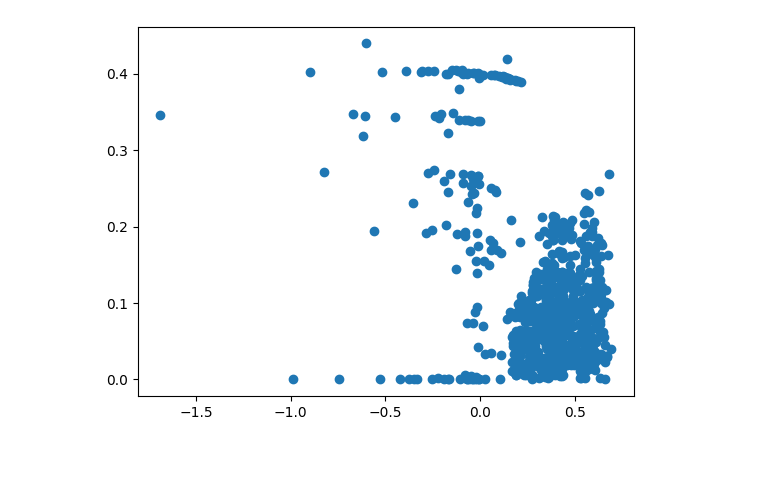
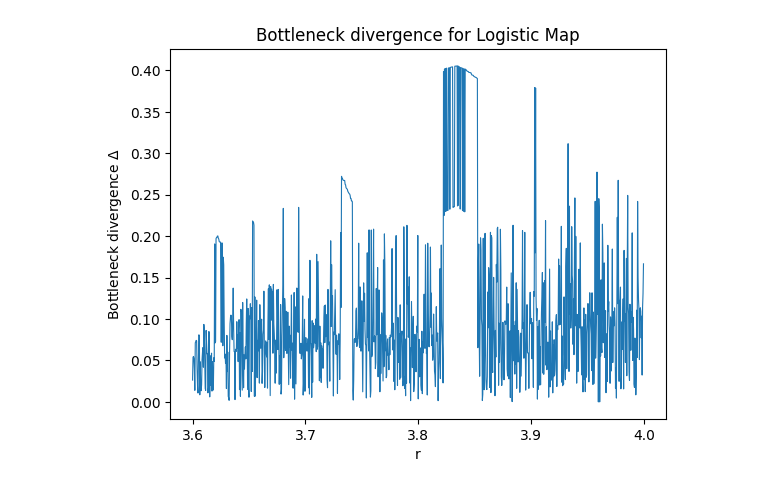
Before and after one commit to colinstephen/topological_divergences, a Jupyter notebook: laptop_testing.ipynb, the cells around one changed output. Drawn from its saved outputs; the diff is of its cells as text; code cells hidden in the pictures; blank space fills up the shorter version.

Commit message:
various divergence experiments

```diff
--- a/laptop_testing.ipynb
+++ b/laptop_testing.ipynb
@@ -34,5 +63,9 @@ plt.show()
-# %%
-plt.scatter(lyapunov_exponents, bottleneck_divergences)
-plt.show()
-# %% [output]
-[figure, removed]
+# %%
+plt.plot(bottleneck_divergences, lw=0.8)
+plt.xticks(ticks = np.arange(0, 1001, 250), labels = [round(r, 2) for r in np.arange(3.6, 4.01, 0.1)])
+plt.xlabel("r")
+plt.ylabel("Bottleneck divergence $\Delta$")
+plt.title("Bottleneck divergence for Logistic Map")
+plt.show()
+# %% [output]
+[figure, added]
```
Also changed, not shown: parts of 50 cells of this notebook, 1 other file.
